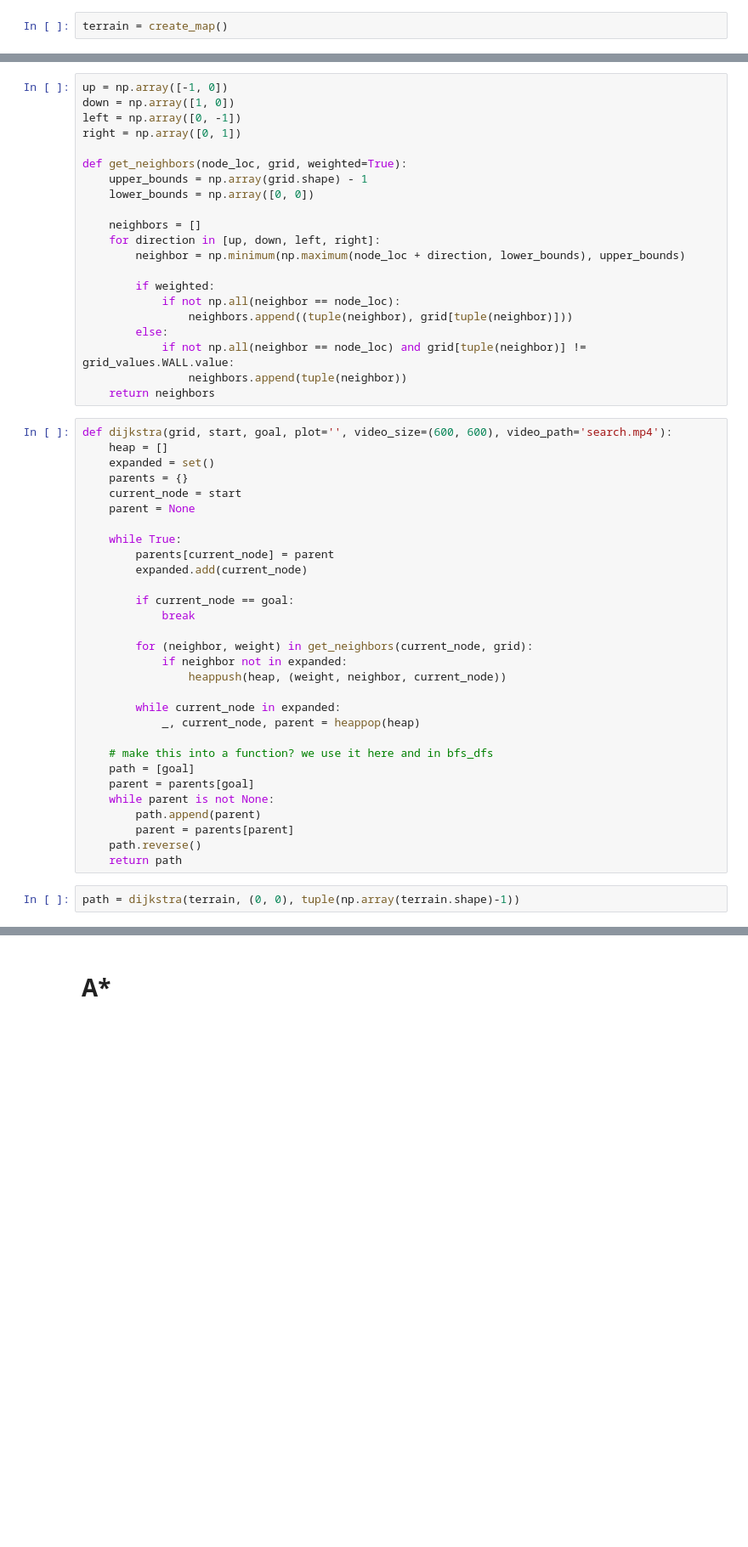
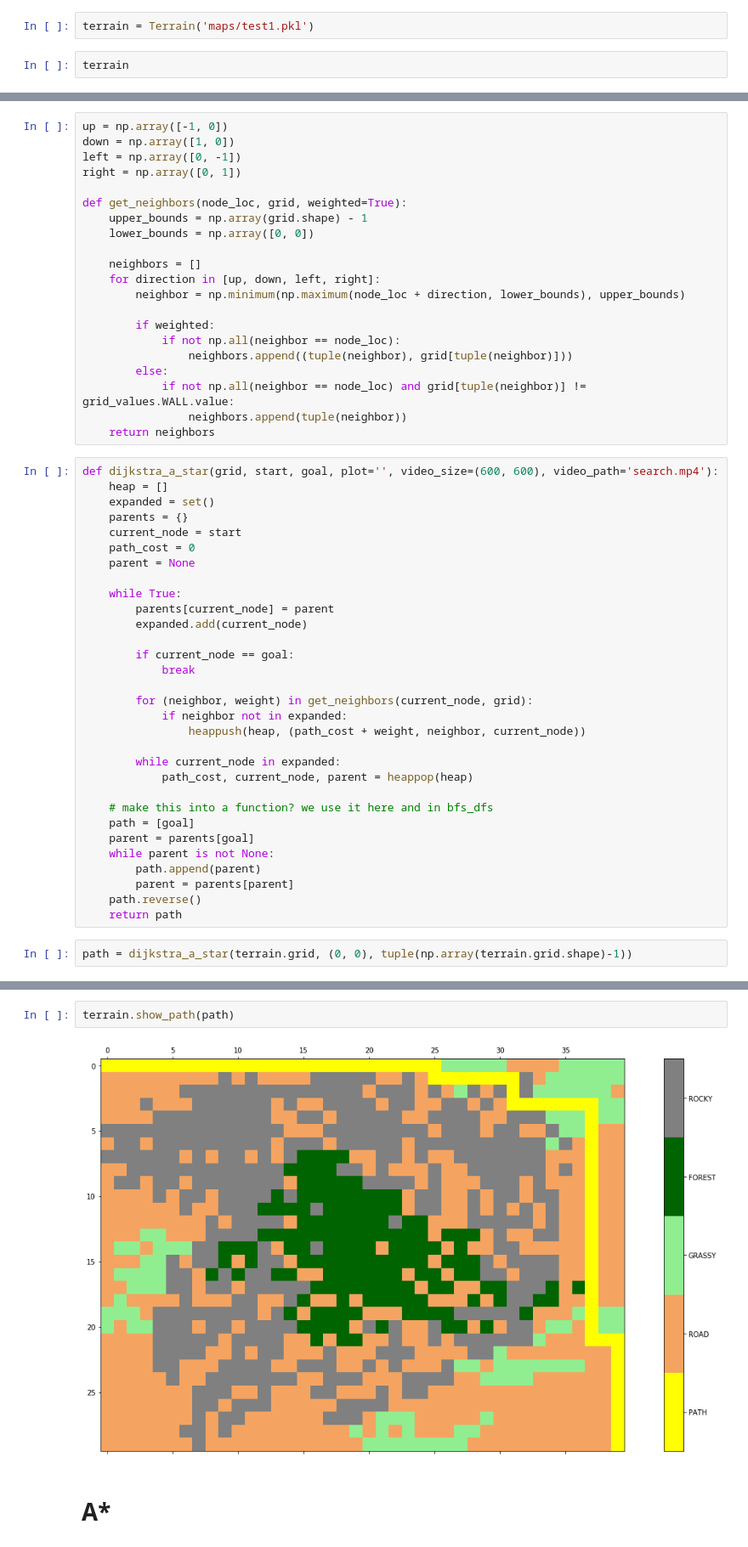
Before and after one commit to neighthan/algorithms_practice, a Jupyter notebook: graph_search/dijkstra_a_star.ipynb, the cells around one changed output, grey strips where cells are left out. Shown at 85% size. Saved outputs shown, nothing was run; the diff lists cells and outputs as text; blank space fills up the shorter version.

```diff
--- a/graph_search/dijkstra_a_star.ipynb
+++ b/graph_search/dijkstra_a_star.ipynb
@@ -64,2 +96,4 @@ def show_terrain(terrain):
+# %%
+terrain = Terrain('maps/test1.pkl')
 # %%
-terrain = create_map()
+terrain
@@ -98,11 +132,12 @@ def get_neighbors(node_loc, grid, weighted=True):
                 neighbors.append(tuple(neighbor))
     return neighbors
 # %%
-def dijkstra(grid, start, goal, plot='', video_size=(600, 600), video_path='search.mp4'):
+def dijkstra_a_star(grid, start, goal, plot='', video_size=(600, 600), video_path='search.mp4'):
     heap = []
     expanded = set()
     parents = {}
     current_node = start
+    path_cost = 0
     parent = None
 
     while True:
@@ -114,10 +149,10 @@ def dijkstra(grid, start, goal, plot='', video_size=(600, 600), video_path='sear
 
         for (neighbor, weight) in get_neighbors(current_node, grid):
             if neighbor not in expanded:
-                heappush(heap, (weight, neighbor, current_node))
+                heappush(heap, (path_cost + weight, neighbor, current_node))
 
         while current_node in expanded:
-            _, current_node, parent = heappop(heap)
+            path_cost, current_node, parent = heappop(heap)
 
     # make this into a function? we use it here and in bfs_dfs
     path = [goal]
@@ -128,4 +163,4 @@ def dijkstra(grid, start, goal, plot='', video_size=(600, 600), video_path='sear
     path.reverse()
     return path
 # %%
-path = dijkstra(terrain, (0, 0), tuple(np.array(terrain.shape)-1))
+path = dijkstra_a_star(terrain.grid, (0, 0), tuple(np.array(terrain.grid.shape)-1))
@@ -140,3 +167,7 @@ show_terrain(t)
+# %%
+terrain.show_path(path)
+# %% [output]
+[figure, added]
 # %% [markdown]
 # A\*
 # %%
```
Also changed, not shown: parts of 12 cells of this notebook, 7 other files.
